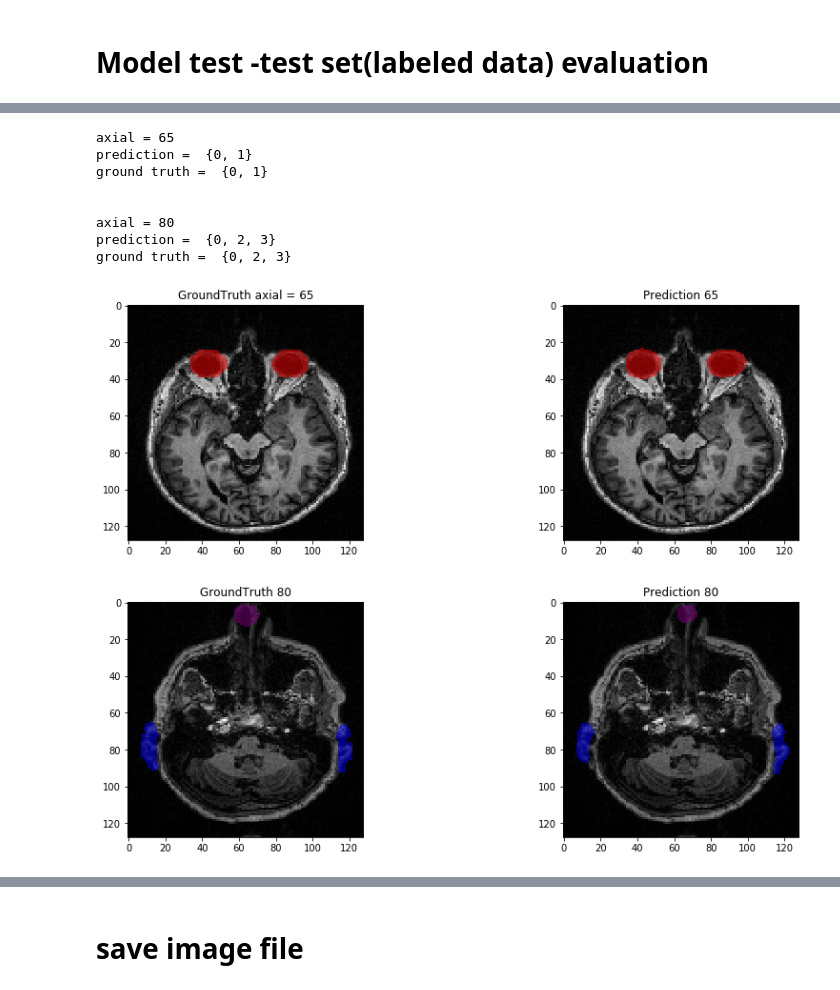
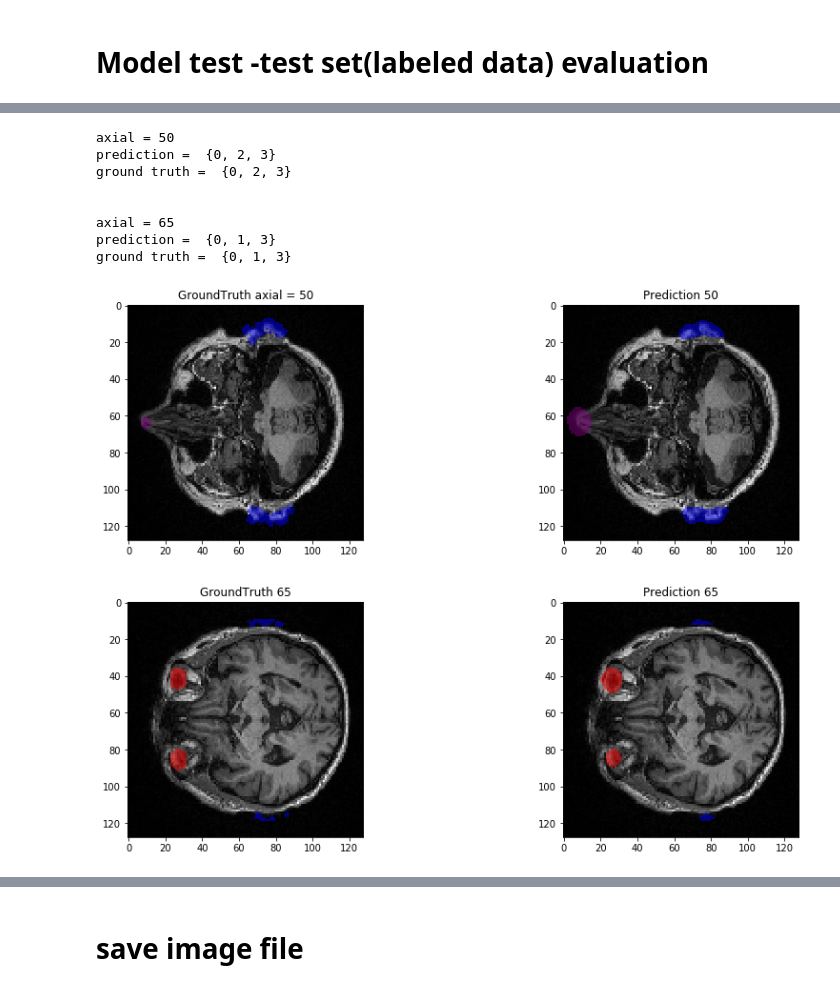
Before and after one commit to yeonuk-Jeong/Defacer, a Jupyter notebook: nfti_MRI_defacer_ver2_0.ipynb, the cells around one changed output, grey strips where cells are left out. Drawn from its saved outputs; the diff is of its cells as text; code cells hidden in the pictures.

```diff
--- a/nfti_MRI_defacer_ver2_0.ipynb
+++ b/nfti_MRI_defacer_ver2_0.ipynb
@@ -465,7 +463,7 @@ def load_batch(x_list,y_list=0, batch_size=1):
         img_shape = image.shape
 
     image = np.reshape(image,(config["batch_size"] ,img_shape[0], img_shape[1], img_shape[2] , config["img_channel"])) # batch, z ,y, x , ch
-
+    n_image = (image-np.min(image))/(np.max(image)-np.min(image))
 
     label=0
     if y_list!=0:
@@ -482,7 +480,7 @@ def load_batch(x_list,y_list=0, batch_size=1):
 
 
 
-    return image,label
+    return n_image,label
 # %%
 def train(x_train,y_train):
 
@@ -608,8 +606,8 @@ Epochs 17 train: 0.842 valid: 0.841      2020-03-26 21:25:54.008877
 # %% [markdown]
 # Model test -test set(labeled data) evaluation
 # %%
-model.load_weights('model_2.h5') # load only weight
+model.load_weights('model_keras224.h5') # load only weight
 # %%
 # import model structure and weight
-from keras.models import load_model
-model = load_model('model_2.h5',custom_objects={'InstanceNormalization':InstanceNormalization,'dice_loss':dice_loss,'dice_score':dice_score})
+#from tensorflow.keras.models import load_model
+#model = load_model('model_2_tv.h5',custom_objects={'InstanceNormalization':InstanceNormalization,'t_loss':tversky_loss(0.8),'dice_score':dice_score})
@@ -649,19 +669,20 @@ def view_result (test_num, first_axial_slice=45 , second_axial_slice =60):
     i = test_num
 
     image, label = load_batch(list_test_image[i],list_test_label[i],batch_size = 1)
-
+    '''
     # y axis flip test
     image = image[:,:,::-1,:,:]
     label = label[:,:,::-1,:,:]
 
     image = np.transpose(image,(0,3,2,1,4))
     label = np.transpose(label,(0,3,2,1,4))
-
+    '''
     results = model.predict(image)
 
 
     groundtruth = onehot2label(label)
     pred = onehot2label(results)
+
 
     cmap = colors.ListedColormap(['None', 'red', 'purple', 'blue', 'yellow', 'green']) #rigt eye 1, left eye 2, nose 3, right ear 4, left ear5
     bounds=[0,1,2,3,4,5,6]
@@ -687,13 +708,13 @@ def view_result (test_num, first_axial_slice=45 , second_axial_slice =60):
 
     num_slice = second_axial_slice
     plt.figure(figsize=(15,10))
-    plt.subplot(2,2,3)
+    plt.subplot(2,2,1)
     plt.title('GroundTruth {}' .format(num_slice))
 
     plt.imshow(image[0,:,num_slice,:,0],cmap='gray')
 
     plt.imshow(groundtruth[0,:,num_slice,:,0],alpha=0.5,cmap=cmap, norm=norm)
-    plt.subplot(2,2,4)
+    plt.subplot(2,2,2)
     plt.title('Prediction {}'.format(num_slice))
 
     plt.imshow(image[0,:,num_slice,:,0],cmap='gray')
@@ -704,16 +725,16 @@ def view_result (test_num, first_axial_slice=45 , second_axial_slice =60):
     print("ground truth = ", set(list(groundtruth[0,:,num_slice,:,0].flatten())))
     print("\n")
 # %%
-view_result(0,65,80)  # first test file view
+view_result(0,50,65)  # first test file view
 # %% [output]
-axial = 65
-prediction =  {0, 1}
-ground truth =  {0, 1}
+axial = 50
+prediction =  {0, 2, 3}
+ground truth =  {0, 2, 3}
 
 
-axial = 80
-prediction =  {0, 2, 3}
-ground truth =  {0, 2, 3}
+axial = 65
+prediction =  {0, 1, 3}
+ground truth =  {0, 1, 3}
-[figure, old version]
+[figure, new version]
-[figure, old version]
+[figure, new version]
 # %%
```
Also changed, not shown: parts of 26 cells of this notebook.
